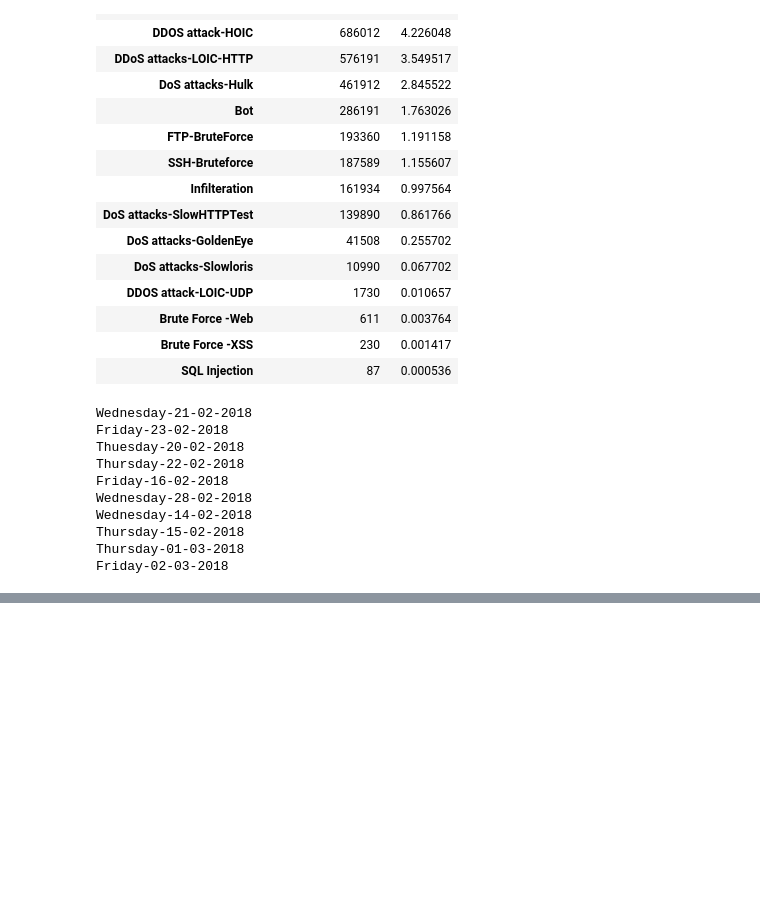
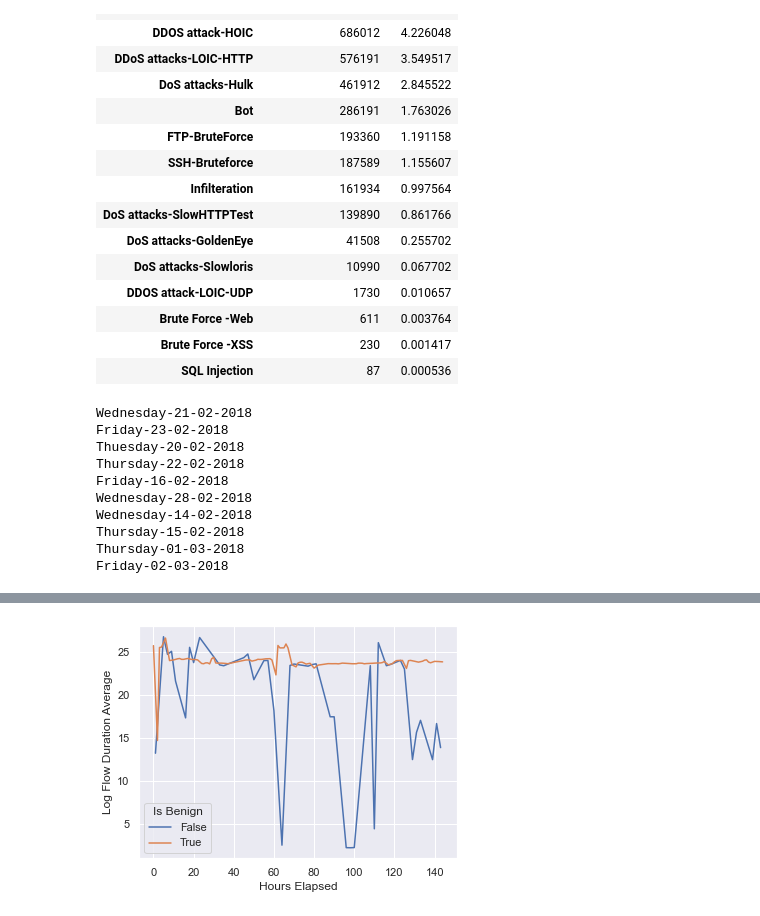
Before and after one commit to rohitc112/msds_capstone_idps, a Jupyter notebook: eda.ipynb, the cells around one changed output, grey strips where cells are left out. Cells and saved outputs as stored; diff of their text form; code cells hidden in the pictures; blank space fills up the shorter version.

```diff
--- a/eda.ipynb
+++ b/eda.ipynb
@@ -239,0 +364,20 @@ sns.barplot(x="Hour of the day",
+# %%
+final_agg_hour_duration['Date'] = pd.to_datetime(final_agg_hour_duration['Date'], format='%Y-%m-%d')
+# %%
+temp_df3 = final_agg_hour_duration[final_agg_hour_duration['Date'] > '2010-01-01'].sort_values(
+    by=['Date', 'hour'])
+# %%
+temp_df3.columns = columns = ["Date",
+                              "Hour",
+                              "Is Benign",
+                              "Flow Duration Low",
+                              "Flow Duration High",
+                              "Flow Duration Median",
+                              "Flow Duration Average"]
+# %%
+#temp_df['log_avg_hourly_packets'] = np.log2(temp_df['Tot Fwd Pkts'])
+temp_df3['Date_Hour'] = temp_df3['Date'].astype('str') +' HH:' + temp_df3['Hour'].astype('str')
+temp_df3['Log Flow Duration Low'] = np.log2(temp_df3['Flow Duration Low']+1)
+temp_df3['Log Flow Duration High'] = np.log2(temp_df3['Flow Duration High'] + 1)
+temp_df3['Log Flow Duration Median'] = np.log2(temp_df3['Flow Duration Median'] + 1)
+temp_df3['Log Flow Duration Average'] = np.log2(temp_df3['Flow Duration Average'] + 1)
@@ -239,0 +404,13 @@ sns.barplot(x="Hour of the day",
+# %%
+sns.set(rc={'figure.figsize':(5.7,4.27)})
+ax = sns.lineplot(x="index",
+            y="Log Flow Duration Average",
+            hue = "Is Benign",
+            data=temp_df3[['Date_Hour',
+                            'Is Benign',
+#                             'Log Flow Duration Low',
+#                             'Log Flow Duration High',
+                            'Log Flow Duration Average']].reset_index())
+# ax.tick_params(axis='x', rotation=90)
+ax.set(xlabel='Hours Elapsed')
+# %% [output]
@@ -239,0 +418 @@ sns.barplot(x="Hour of the day",
+[figure, added]
```
Also changed, not shown: parts of 24 cells of this notebook, 1 other file.
